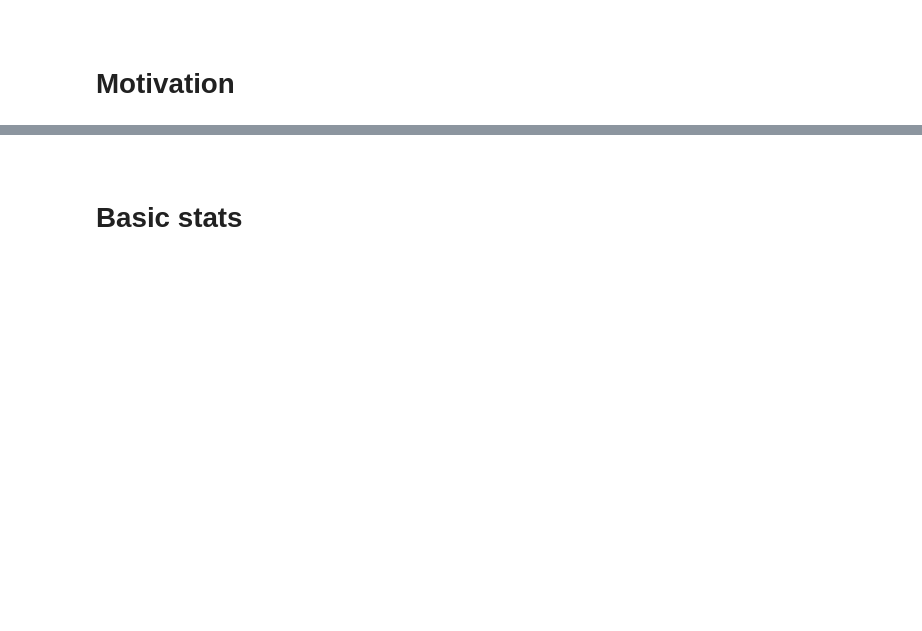
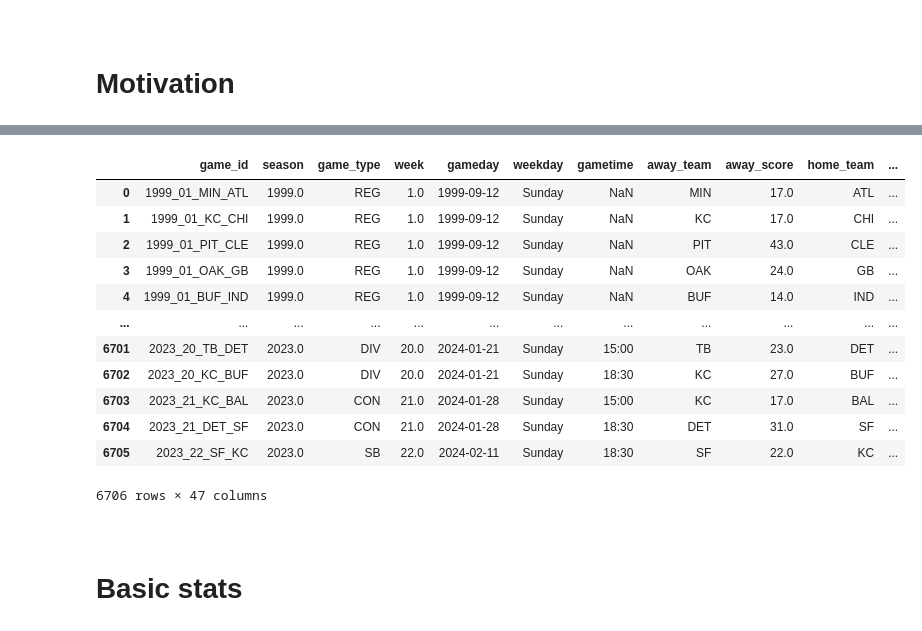
Before and after one commit to BrylliDTU/social_data, a Jupyter notebook: brynjar.ipynb, the cells around one changed output, grey strips where cells are left out. Cells and saved outputs as stored; diff of their text form; code cells hidden in the pictures; blank space fills up the shorter version.

```diff
--- a/brynjar.ipynb
+++ b/brynjar.ipynb
@@ -584,6 +590,22 @@ game_attendance = pd.read_csv("DatasetNew/NFL_Attendance_2000_2019.csv")
 
 # Information about each game from 1999 to 2023
 games = pd.read_csv("DatasetNew/games.csv")
+# %%
+games
+# %% [output]
+|  | game_id | season | game_type | week | gameday | weekday | gametime | away_team | away_score | home_team | ... |
+| 0 | 1999_01_MIN_ATL | 1999.0 | REG | 1.0 | 1999-09-12 | Sunday | NaN | MIN | 17.0 | ATL | ... |
+| 1 | 1999_01_KC_CHI | 1999.0 | REG | 1.0 | 1999-09-12 | Sunday | NaN | KC | 17.0 | CHI | ... |
+| 2 | 1999_01_PIT_CLE | 1999.0 | REG | 1.0 | 1999-09-12 | Sunday | NaN | PIT | 43.0 | CLE | ... |
+| 3 | 1999_01_OAK_GB | 1999.0 | REG | 1.0 | 1999-09-12 | Sunday | NaN | OAK | 24.0 | GB | ... |
+| 4 | 1999_01_BUF_IND | 1999.0 | REG | 1.0 | 1999-09-12 | Sunday | NaN | BUF | 14.0 | IND | ... |
+| ... | ... | ... | ... | ... | ... | ... | ... | ... | ... | ... | ... |
+| 6701 | 2023_20_TB_DET | 2023.0 | DIV | 20.0 | 2024-01-21 | Sunday | 15:00 | TB | 23.0 | DET | ... |
+| 6702 | 2023_20_KC_BUF | 2023.0 | DIV | 20.0 | 2024-01-21 | Sunday | 18:30 | KC | 27.0 | BUF | ... |
+| 6703 | 2023_21_KC_BAL | 2023.0 | CON | 21.0 | 2024-01-28 | Sunday | 15:00 | KC | 17.0 | BAL | ... |
+| 6704 | 2023_21_DET_SF | 2023.0 | CON | 21.0 | 2024-01-28 | Sunday | 18:30 | DET | 31.0 | SF | ... |
+| 6705 | 2023_22_SF_KC | 2023.0 | SB | 22.0 | 2024-02-11 | Sunday | 18:30 | SF | 22.0 | KC | ... |
+6706 rows × 47 columns
 # %% [markdown]
 <a id="basic"></a> <br>
 # Basic stats
```
Also changed, not shown: parts of 1 cell of this notebook, 1 other file.
